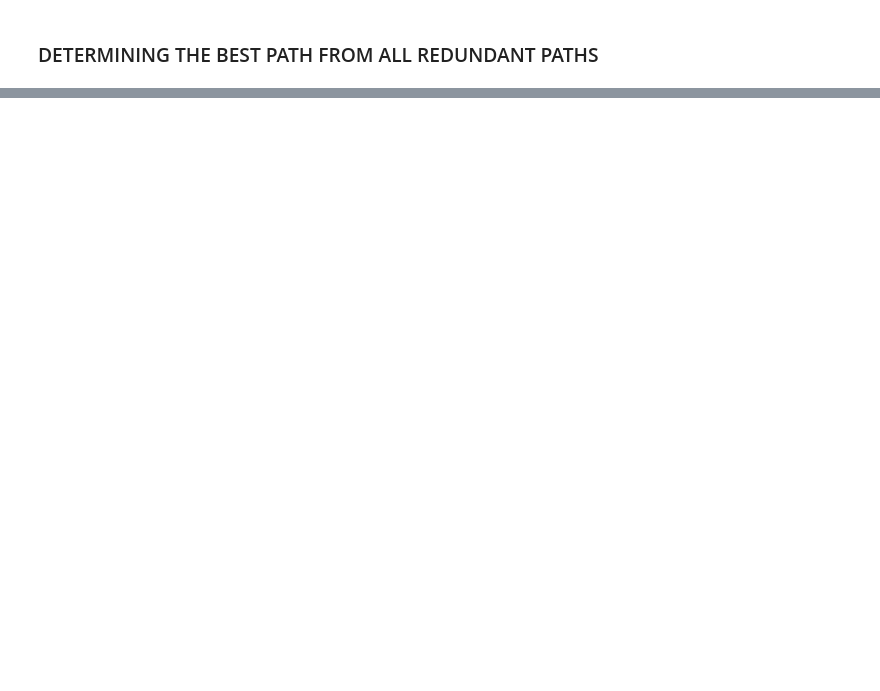
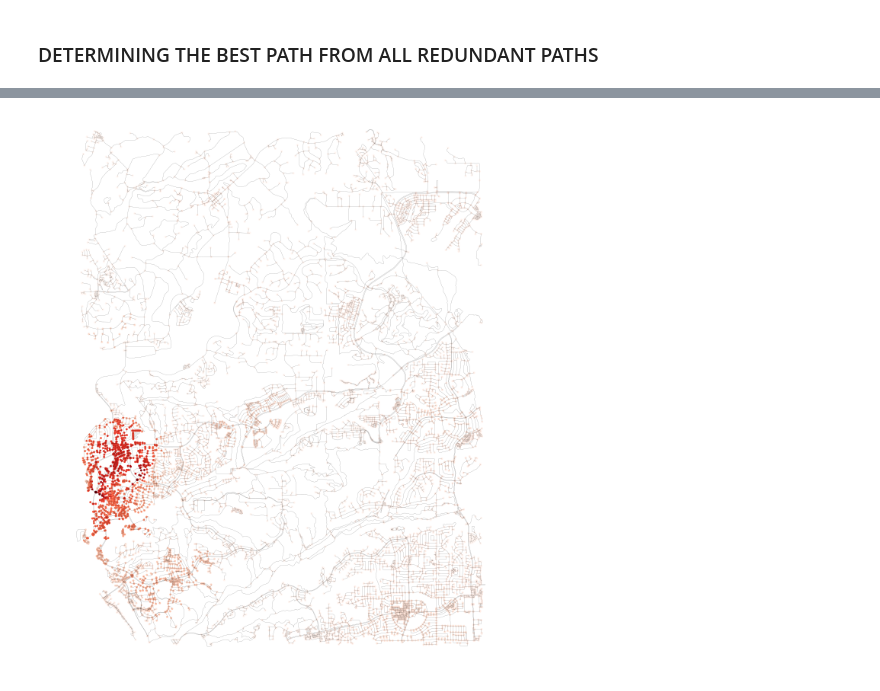
Before and after one commit to mingtsou/walkability, a Jupyter notebook: notebooks/test.ipynb, the cells around one changed output, grey strips where cells are left out. Cells and saved outputs as stored; diff of their text form; code cells hidden in the pictures; blank space fills up the shorter version.

Commit message:
Very WIP notebook updates.

```diff
--- a/notebooks/test.ipynb
+++ b/notebooks/test.ipynb
@@ -97,0 +169,2 @@ catchment.plot_paths([best2], fig_width=5);
+# %%
+snet.add_pois(schools_dict)
@@ -97,0 +173,15 @@ catchment.plot_paths([best2], fig_width=5);
+# %%
+nodes = snet.net.nodes()
+# %%
+
+for i, n in enumerate(nodes):
+    if i % 1000 == 0:
+        print i
+
+    catchment = snet.to_catchment(n, METERS_PER_MILE)
+
+    # very simple metric (just counting number of POIs in catchment)
+    pois = [nid for nid in catchment.net.nodes()
+                for poi in catchment.net.node[nid].get('pois', [])]
+
+    snet.net.node[n]['score'] = len(pois)
@@ -97,0 +198,29 @@ catchment.plot_paths([best2], fig_width=5);
+# %%
+for u, v in snet.net.edges():
+    u_score = snet.net.node[u]['score']
+    v_score = snet.net.node[v]['score']
+
+    snet.net[u][v][0]['score'] = np.array([u_score, v_score]).mean()
+# %%
+# list of edge values for the orginal graph
+scores = [snet.net.node[n].get('score', 0) for n in snet.net.nodes()]
+
+# color scale converted to list of colors for graph edges
+norm = colors.Normalize(vmin=min(scores), vmax=max(scores))
+cmap = cm.ScalarMappable(norm=norm, cmap=cm.Reds)
+score_colors = [cmap.to_rgba(s, alpha=1) for s in scores]
+
+# color the edges in the original graph with closeness centralities in the line graph
+fig, ax = snet.plot(node_size=8, node_color=score_colors, node_zorder=1, node_alpha=1,
+                        edge_color='black', edge_linewidth=0.05, edge_alpha=1,
+                        fig_width=10, fig_height=13) #, show=False, save=False)
+
+
+
+ymin, ymax = ax.get_ylim()
+xmin, xmax = ax.get_xlim()
+ax.set_xlim((xmin, (xmin + xmax) / 2.0))
+ax.set_ylim((ymin, (ymin + ymax) / 2.0))
+plt.show()
+# %% [output]
+[figure, added]
```
Also changed, not shown: parts of 23 cells of this notebook, 1 other file.
